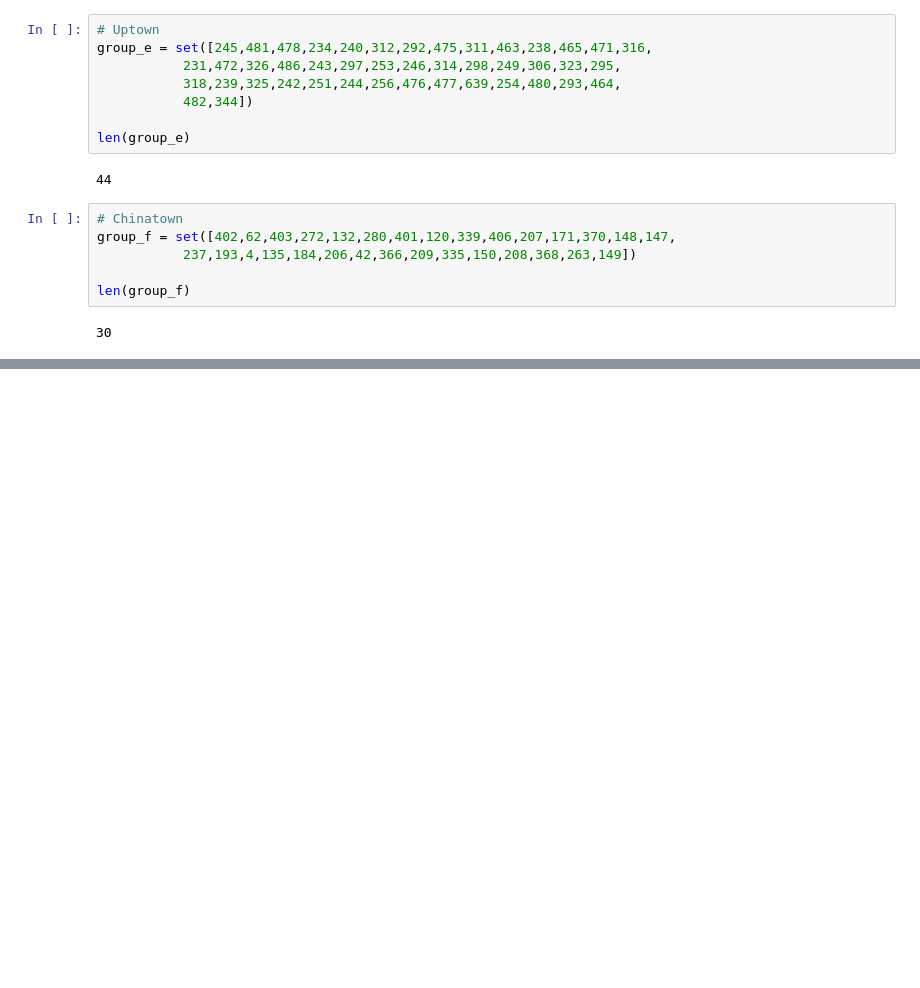
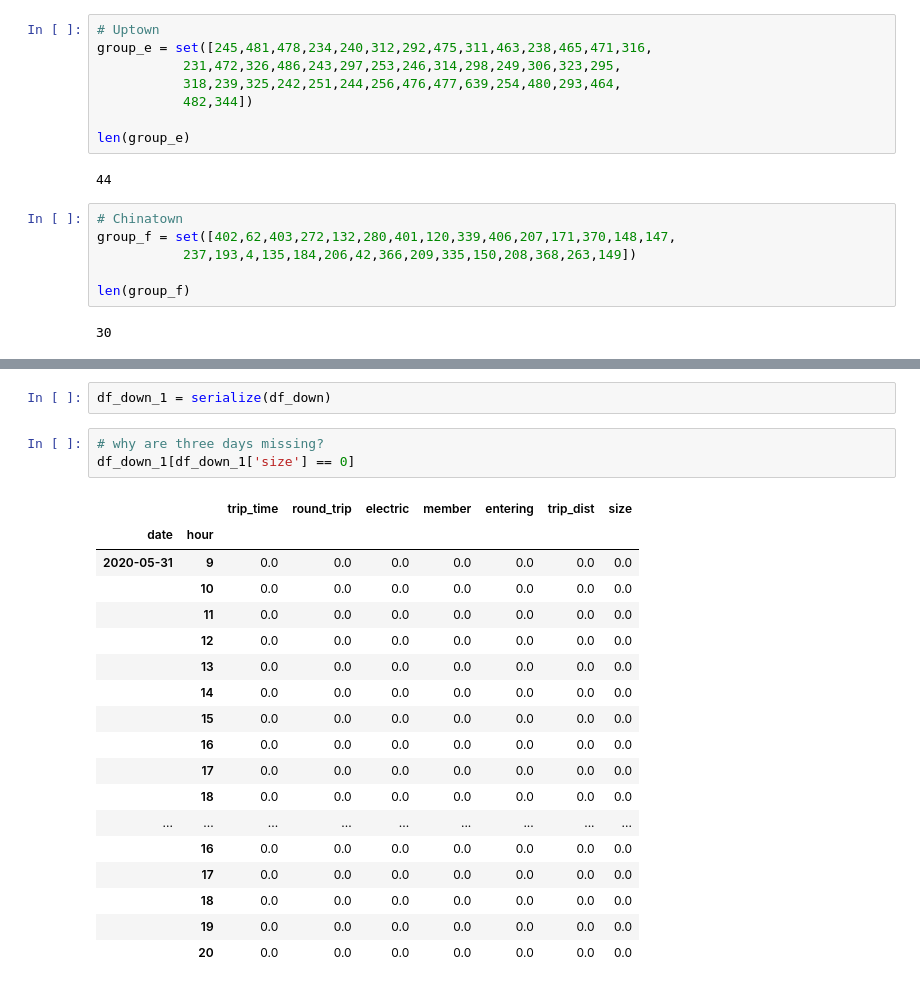
Before and after one commit to nick-kopy/Predicting-Bike-Rental-Station-Traffic, a Jupyter notebook: cap3.ipynb, the cells around one changed output, grey strips where cells are left out. Drawn from its saved outputs; the diff is of its cells as text; blank space fills up the shorter version.

```diff
--- a/cap3.ipynb
+++ b/cap3.ipynb
@@ -425,0 +412,24 @@ len(group_f)
+# %%
+df_down_1 = serialize(df_down)
+# %%
+# why are three days missing?
+df_down_1[df_down_1['size'] == 0]
+# %% [output]
+|  |  | trip_time | round_trip | electric | member | entering | trip_dist | size |
+| date | hour |  |  |  |  |  |  |  |
+| 2020-05-31 | 9 | 0.0 | 0.0 | 0.0 | 0.0 | 0.0 | 0.0 | 0.0 |
+|  | 10 | 0.0 | 0.0 | 0.0 | 0.0 | 0.0 | 0.0 | 0.0 |
+|  | 11 | 0.0 | 0.0 | 0.0 | 0.0 | 0.0 | 0.0 | 0.0 |
+|  | 12 | 0.0 | 0.0 | 0.0 | 0.0 | 0.0 | 0.0 | 0.0 |
+|  | 13 | 0.0 | 0.0 | 0.0 | 0.0 | 0.0 | 0.0 | 0.0 |
+|  | 14 | 0.0 | 0.0 | 0.0 | 0.0 | 0.0 | 0.0 | 0.0 |
+|  | 15 | 0.0 | 0.0 | 0.0 | 0.0 | 0.0 | 0.0 | 0.0 |
+|  | 16 | 0.0 | 0.0 | 0.0 | 0.0 | 0.0 | 0.0 | 0.0 |
+|  | 17 | 0.0 | 0.0 | 0.0 | 0.0 | 0.0 | 0.0 | 0.0 |
+|  | 18 | 0.0 | 0.0 | 0.0 | 0.0 | 0.0 | 0.0 | 0.0 |
+| ... | ... | ... | ... | ... | ... | ... | ... | ... |
+|  | 16 | 0.0 | 0.0 | 0.0 | 0.0 | 0.0 | 0.0 | 0.0 |
+|  | 17 | 0.0 | 0.0 | 0.0 | 0.0 | 0.0 | 0.0 | 0.0 |
+|  | 18 | 0.0 | 0.0 | 0.0 | 0.0 | 0.0 | 0.0 | 0.0 |
+|  | 19 | 0.0 | 0.0 | 0.0 | 0.0 | 0.0 | 0.0 | 0.0 |
+|  | 20 | 0.0 | 0.0 | 0.0 | 0.0 | 0.0 | 0.0 | 0.0 |
```
Also changed, not shown: parts of 27 cells of this notebook.
